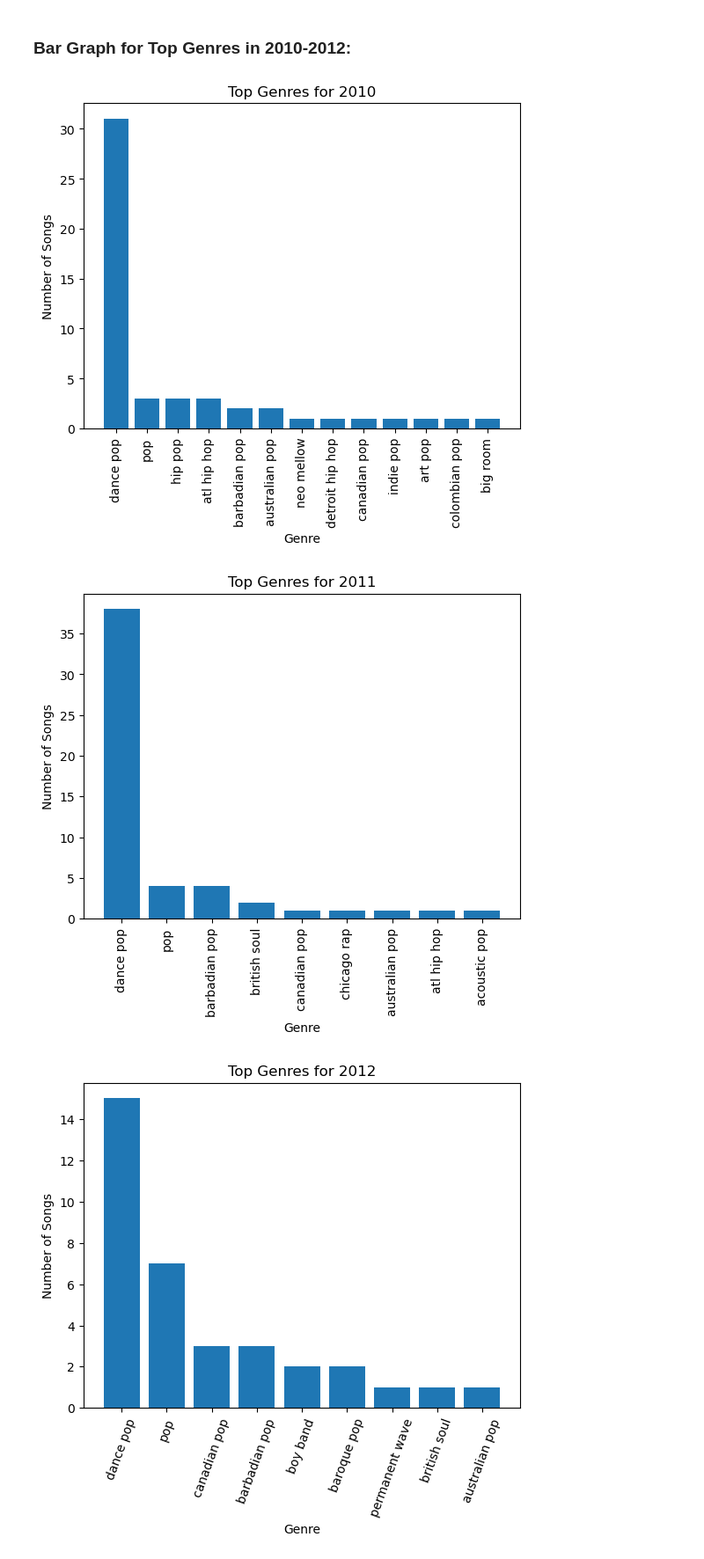
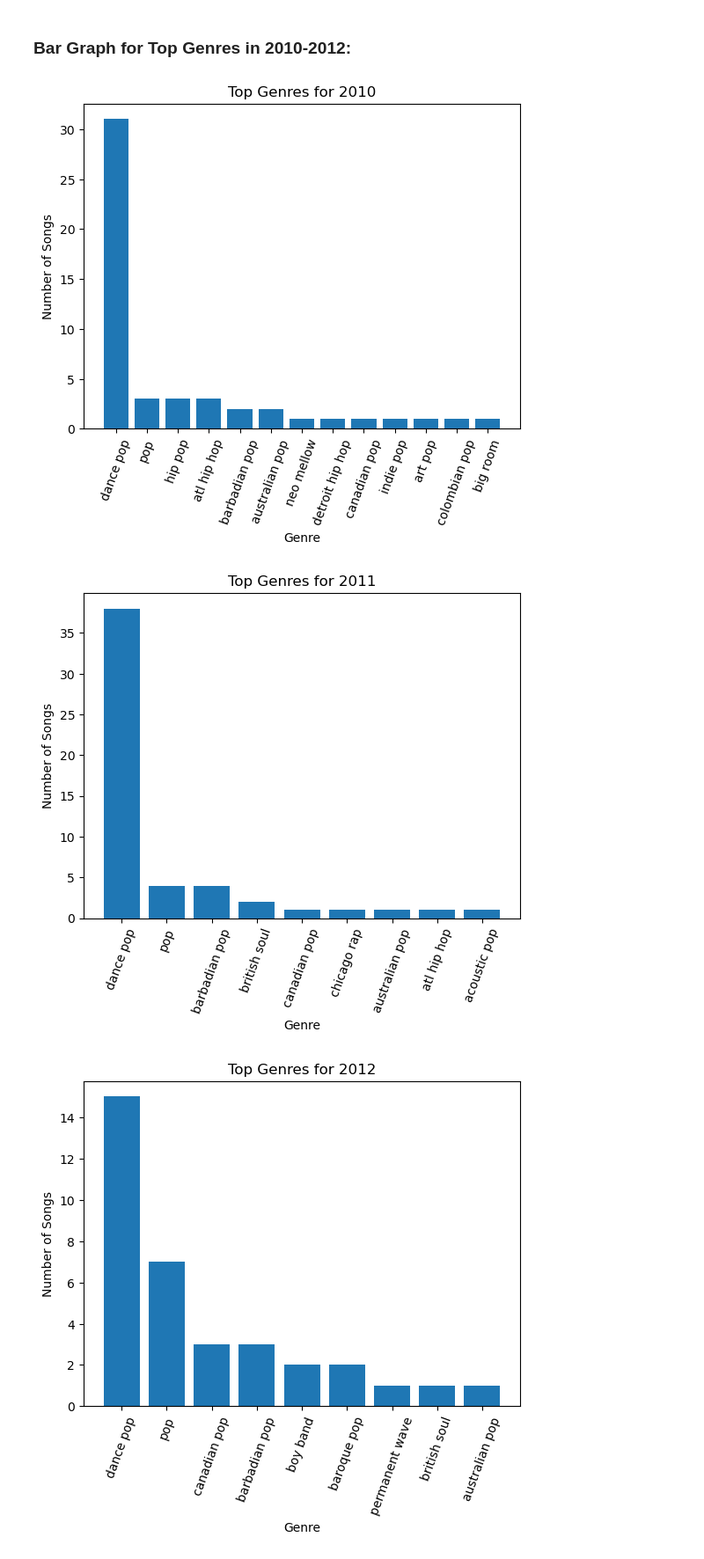
Before and after one commit to dalfonsonash/Week-7-Project-1, a Jupyter notebook: SpotiPy.ipynb, the cells around one changed output. Shown: that part at 88% size. Drawn from its saved outputs; the diff is of its cells as text; code cells hidden in the pictures.

```diff
--- a/SpotiPy.ipynb
+++ b/SpotiPy.ipynb
@@ -53,21 +53,21 @@ three_year_data = top_songs[top_songs['Year'].isin([2010, 2011, 2012])]
 # %%
 # Filter the data for year 2010
 top_genres_2010 = three_year_data[three_year_data['Year'] == 2010]
 
 # Get the value counts for the 'top genre' column
 genre_counts = top_genres_2010['Genre'].value_counts()
 
 # Create a bar graph
 fig, ax = plt.subplots()
 ax.bar(genre_counts.index, genre_counts.values)
 ax.set_title('Top Genres for 2010')
 ax.set_xlabel('Genre')
 ax.set_ylabel('Number of Songs')
-plt.xticks(rotation=90)
+plt.xticks(rotation=70)
 
 plt.show()
 # %% [output]
-[figure, old version]
+[figure, new version]
 # %%
 # Filter the data for year 2011
 top_genres_2011 = three_year_data[three_year_data['Year'] == 2011]
@@ -81,10 +81,10 @@ ax.bar(genre_counts.index, genre_counts.values)
 ax.set_title('Top Genres for 2011')
 ax.set_xlabel('Genre')
 ax.set_ylabel('Number of Songs')
-plt.xticks(rotation=90)
+plt.xticks(rotation=70)
 plt.show()
 # %% [output]
-[figure, old version]
+[figure, new version]
 # %%
 # Filter the data for year 2012
 top_genres_2012 = three_year_data[three_year_data['Year'] == 2012]
```
Also changed, not shown: parts of 3 cells of this notebook.
